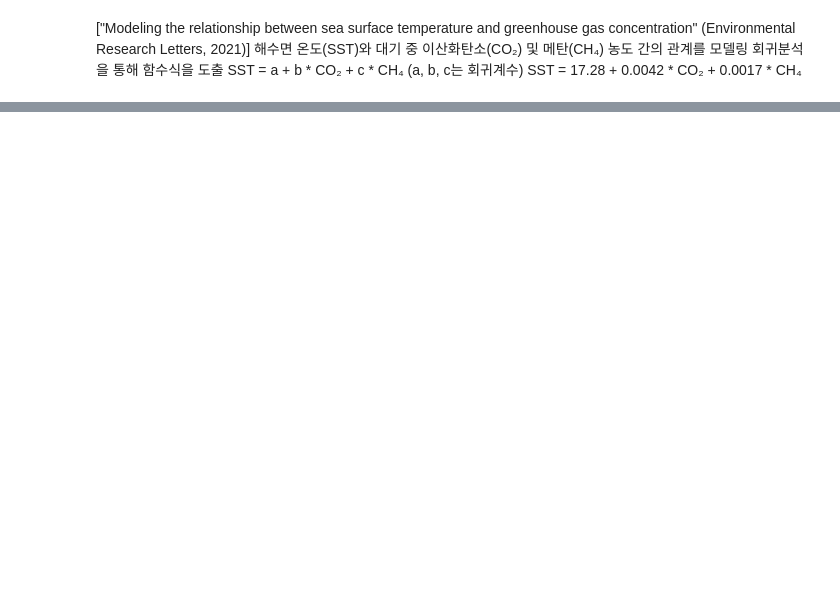
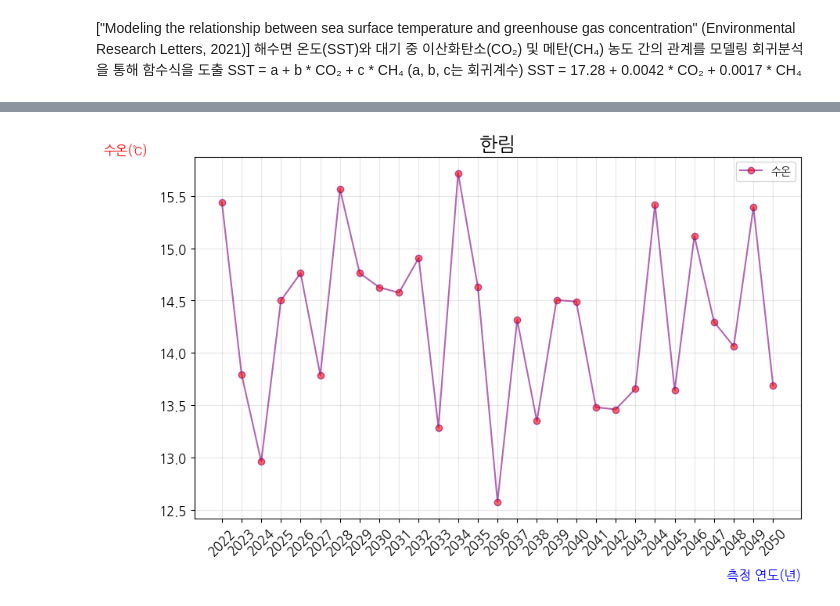
Before and after one commit to sinnarasam/jejudo, a Jupyter notebook: jeju.ipynb, the cells around one changed output, grey strips where cells are left out. Drawn from its saved outputs; the diff is of its cells as text; code cells hidden in the pictures; blank space fills up the shorter version.

```diff
--- a/jeju.ipynb
+++ b/jeju.ipynb
@@ -206,0 +326,21 @@ plt.show()
+# %%
+# 데이터프레임을 사용하여 그래프 그리기
+# 예측 결과를 데이터프레임으로 변환
+df = pd.DataFrame({"측정 연도": years_to_predict, "수온": predicted_temperatures})
+
+# 데이터프레임 인덱스 설정
+df.set_index('측정 연도', inplace=True)
+# 그래프 시각화
+plt.figure(figsize=(10, 6))
+df["수온"].plot(color="purple", alpha=0.6, marker='o', markerfacecolor='red', markersize=6)
+plt.xticks([i for i in range(2022, 2051)], rotation=45, fontsize=12)
+plt.yticks(fontsize=12)
+plt.xlabel('측정 연도(년)', labelpad=10, loc='right', color='blue', size=12)
+plt.ylabel('수온(℃)', labelpad=10, loc='top', rotation=360, color='red', size=12)
+plt.grid(alpha=0.3)
+plt.title(location, size=18)
+plt.legend()
+plt.savefig('/content/drive/MyDrive/data/view-5.png')
+plt.show()
+# %% [output]
+[figure, added]
```
Also changed, not shown: parts of 8 cells of this notebook.
